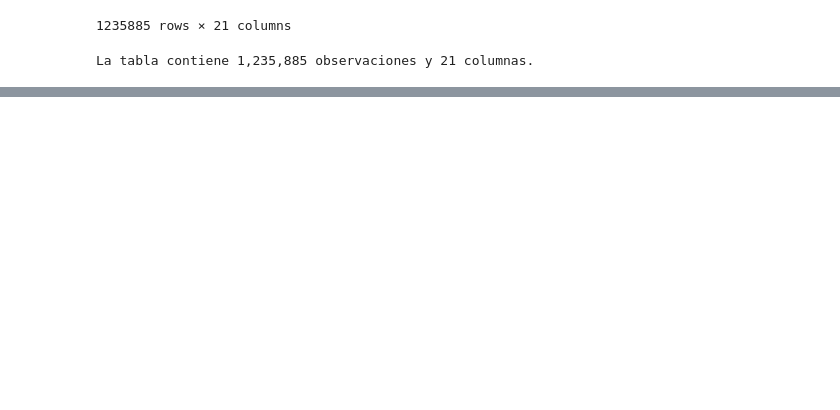
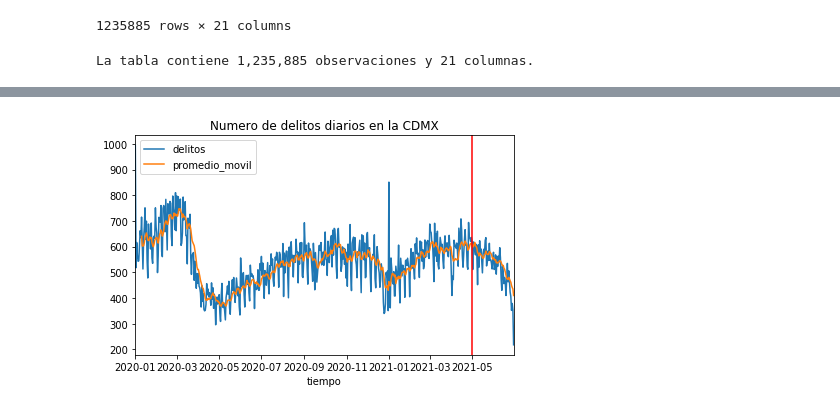
Before and after one commit to DarioDC/OPI, a Jupyter notebook: Examen_DarioDiazCuevas.ipynb, the cells around one changed output, grey strips where cells are left out. Cells and saved outputs as stored; diff of their text form; code cells hidden in the pictures; blank space fills up the shorter version.

```diff
--- a/Examen_DarioDiazCuevas.ipynb
+++ b/Examen_DarioDiazCuevas.ipynb
@@ -231,0 +255,14 @@ IDEAS: correlacion para tendencia,
+# %%
+#conteo de delitos por dia desde 2020 y grafico de serie de tiempo
+trend = del_cdmx[['fecha_hechos_dt','delitos']][del_cdmx['fecha_hechos_dt']>=pd.Timestamp(2020,1,1)].groupby('fecha_hechos_dt').count()
+
+#generar promedio movil con una ventana de tiempo de 10 dias y graficar
+trend['promedio_movil'] = trend.rolling(window=10).mean()
+trend.plot()
+plt.xlabel("tiempo")
+plt.title("Numero de delitos diarios en la CDMX")
+plt.axvline(x=pd.Timestamp(2021,5,1),ymin = 0, ymax = 1, color='red')
+plt.tight_layout()
+plt.show()
+# %% [output]
+[figure, added]
```
Also changed, not shown: parts of 30 cells of this notebook.
